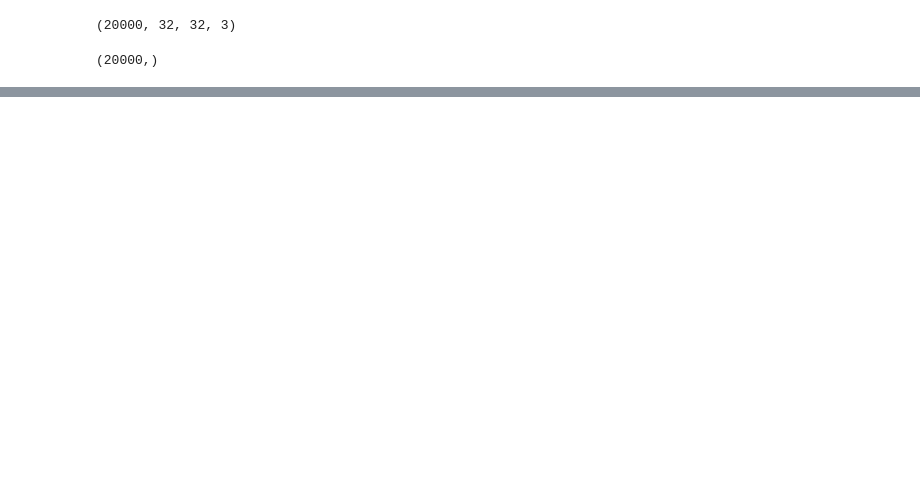
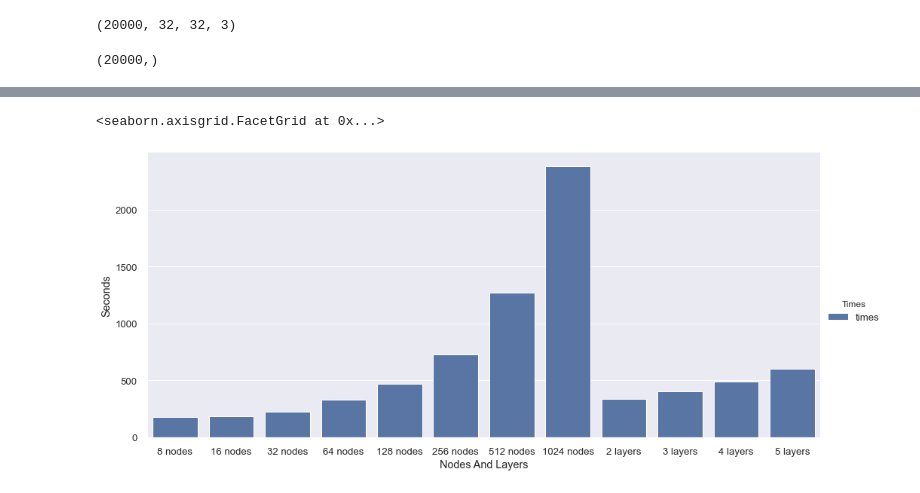
Before and after one commit to jatingupta-2000/DL-Labs, a Jupyter notebook: E18CSE140_DL_Lab5.ipynb, the cells around one changed output, grey strips where cells are left out. Drawn from its saved outputs; the diff is of its cells as text; code cells hidden in the pictures; blank space fills up the shorter version.

```diff
--- a/E18CSE140_DL_Lab5.ipynb
+++ b/E18CSE140_DL_Lab5.ipynb
@@ -41,0 +242,16 @@ print(y_test.shape)
+# %%
+import matplotlib.pyplot as plt
+import seaborn as sns
+plt.style.use('seaborn')
+layers=[str(i) for i in layers]
+nodes=[str(i) for i in nodes]
+sns.set(font_scale=1.2)
+data={'Nodes And Layers':[str(i)+" nodes" for i in nodes]+[str(i)+" layers" for i in layers]
+      ,'times':timesnodes+timeslayers}
+df=pd.DataFrame(data)
+df = pd.melt(df, id_vars="Nodes And Layers", var_name="Times", value_name="Seconds")
+sns.catplot(x='Nodes And Layers', y='Seconds', hue='Times',
+            data=df, kind='bar',height=6.27, aspect=13.7/6.27)
+# %% [output]
+<seaborn.axisgrid.FacetGrid at 0x...>
+[figure, added]
```
Also changed, not shown: parts of 22 cells of this notebook.
